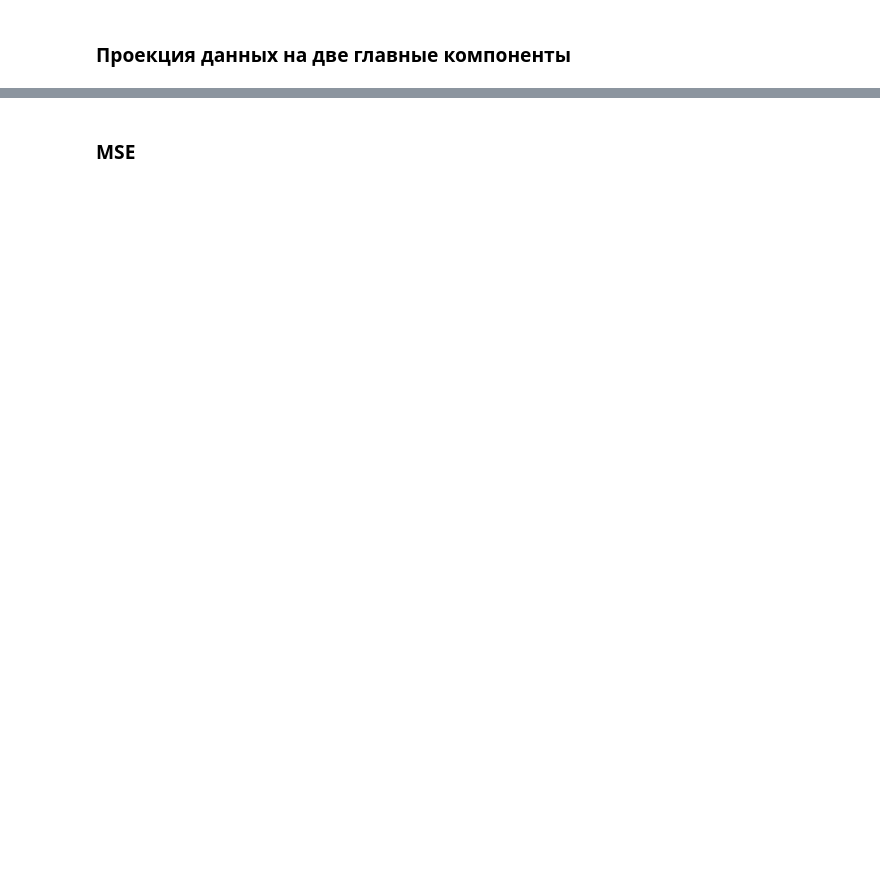
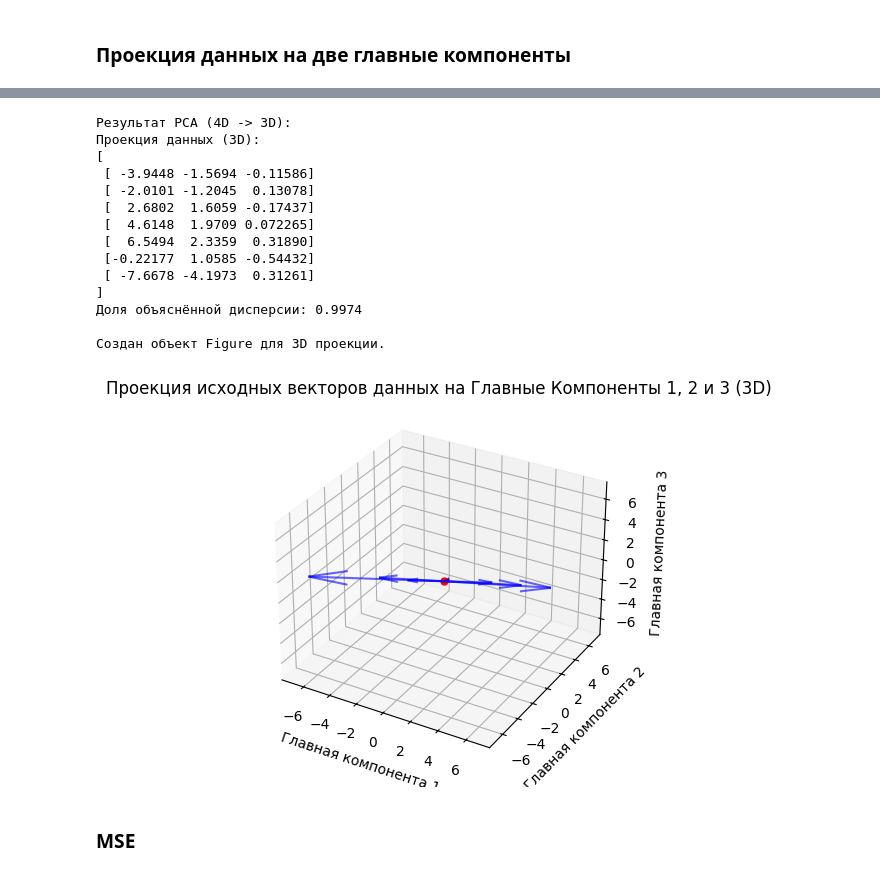
Before and after one commit to Trias-byte/linal_lab_2, a Jupyter notebook: lab.ipynb, the cells around one changed output, grey strips where cells are left out. Saved outputs shown, nothing was run; the diff lists cells and outputs as text; code cells hidden in the pictures; blank space fills up the shorter version.

```diff
--- a/lab.ipynb
+++ b/lab.ipynb
@@ -601,3 +862,32 @@ NameError: name 'Figure' is not defined
+# %%
+
+# Применяем PCA для k=3 (снижение размерности до 3D)
+k_4d_to_3d = 3
+proj_data_4d_to_3d, explained_var_4d_to_3d = pca(data_matrix_4d, k_4d_to_3d)
+
+print(f"\nРезультат PCA (4D -> 3D):")
+print(f"Проекция данных (3D):\n{proj_data_4d_to_3d}")
+print(f"Доля объяснённой дисперсии: {explained_var_4d_to_3d:.4f}")
+
+# Визуализируем проекцию в 3D
+fig_3d_projection = plot_pca_3d_projection(data_matrix_4d, proj_data_4d_to_3d)
+print("\nСоздан объект Figure для 3D проекции.")
+# %% [output]
+Результат PCA (4D -> 3D):
+Проекция данных (3D):
+[
+ [ -3.9448 -1.5694 -0.11586]
+ [ -2.0101 -1.2045  0.13078]
+ [  2.6802  1.6059 -0.17437]
+ [  4.6148  1.9709 0.072265]
+ [  6.5494  2.3359  0.31890]
+ [-0.22177  1.0585 -0.54432]
+ [ -7.6678 -4.1973  0.31261]
+]
+Доля объяснённой дисперсии: 0.9974
+
+Создан объект Figure для 3D проекции.
+[figure, added]
 # %% [markdown]
 ### MSE
 # %%
```
Also changed, not shown: parts of 11 cells of this notebook.
